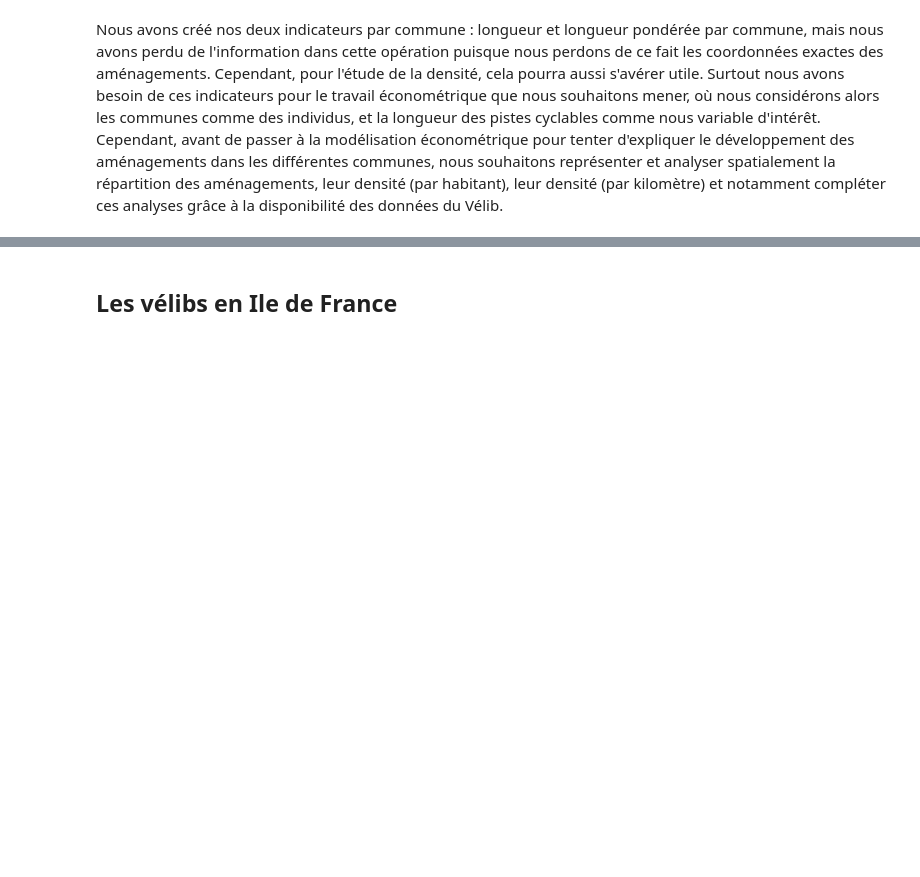
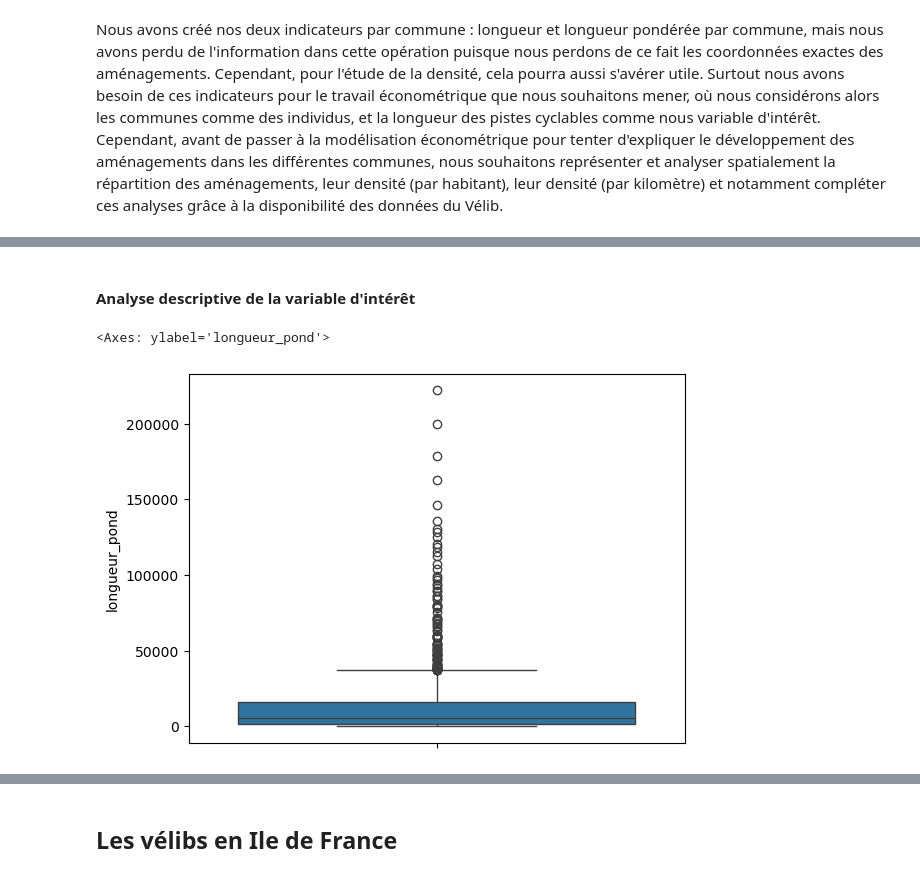
Before and after one commit to christellenguenang/Projet_Catherine_Christelle, a Jupyter notebook: 1_traitement_analyse.ipynb, the cells around one changed output, grey strips where cells are left out. Saved outputs shown, nothing was run; the diff lists cells and outputs as text; code cells hidden in the pictures; blank space fills up the shorter version.

Commit message:
analyses descriptives de la variable longueur_pond

```diff
--- a/1_traitement_analyse.ipynb
+++ b/1_traitement_analyse.ipynb
@@ -308,0 +341,7 @@ Nous avons créé nos deux indicateurs par commune : longueur et longueur pondé
+# %% [markdown]
+#### Analyse descriptive de la variable d'intérêt
+# %%
+sns.boxplot(y= 'longueur_pond', data=df_amenagements)
+# %% [output]
+<Axes: ylabel='longueur_pond'>
+[figure, added]
```
Also changed, not shown: parts of 10 cells of this notebook.
